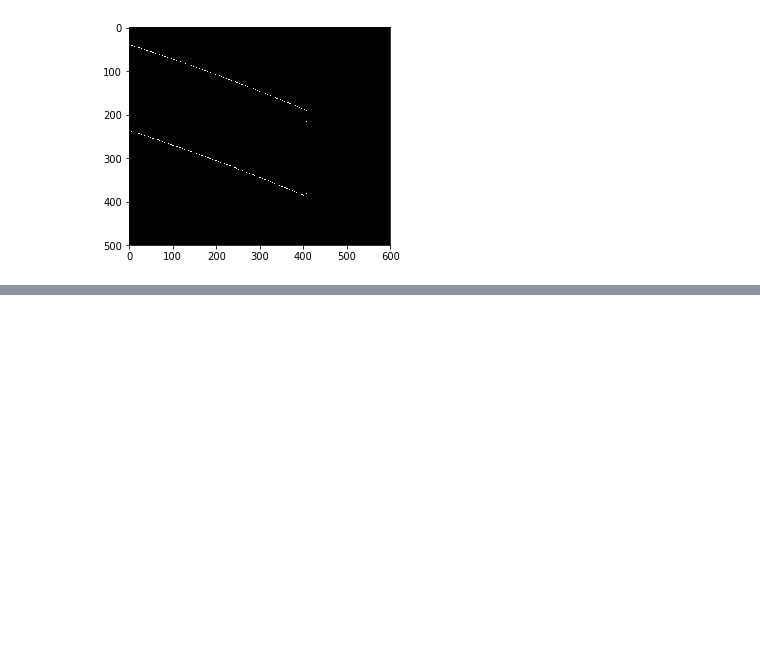
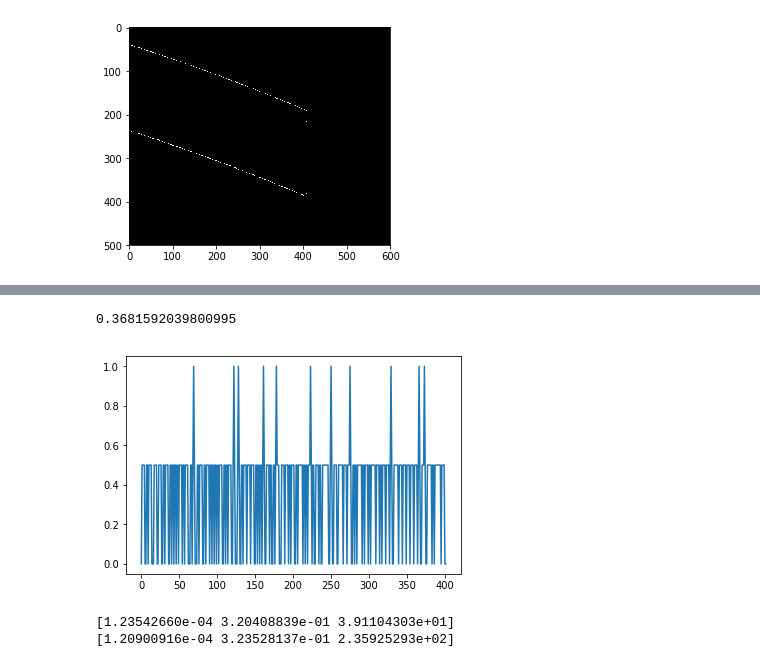
Before and after one commit to EdKaHe/zeissoyaner, a Jupyter notebook: Backend/curve_detection_2.ipynb, the cells around one changed output, grey strips where cells are left out. Cells and saved outputs as stored; diff of their text form; code cells hidden in the pictures; blank space fills up the shorter version.

```diff
--- a/Backend/curve_detection_2.ipynb
+++ b/Backend/curve_detection_2.ipynb
@@ -79,0 +104,21 @@ array([[1, 1, 1, ..., 1, 1, 1],
+# %%
+plt.plot(x_border[y_border < mov_mean], np.gradient(y_border[y_border < mov_mean]))
+np.mean(np.gradient(y_border[y_border < mov_mean]))
+# %% [output]
+0.3681592039800995
+[figure, added]
+# %%
+x_up = x_border[y_border > mov_mean]
+y_up = y_border[y_border > mov_mean]
+
+x_low = x_border[y_border < mov_mean]
+y_low = y_border[y_border < mov_mean]
+
+p_up = np.polyfit(x_up, y_up, 2)
+p_low = np.polyfit(x_low, y_low, 2)
+
+print(p_low)
+print(p_up)
+# %% [output]
+[1.23542660e-04 3.20408839e-01 3.91104303e+01]
+[1.20900916e-04 3.23528137e-01 2.35925293e+02]
```
Also changed, not shown: parts of 7 cells of this notebook, 5 other files.
